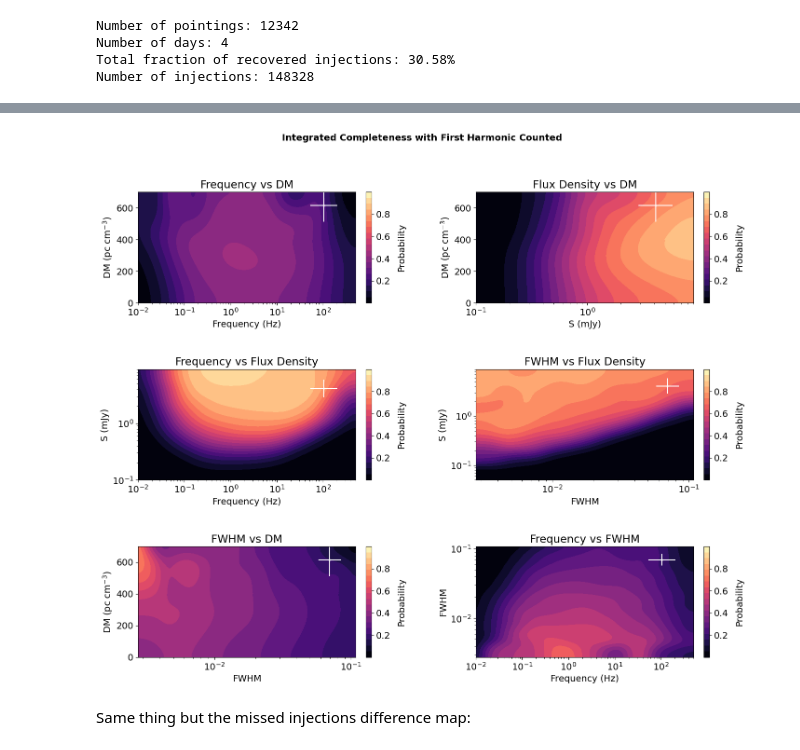
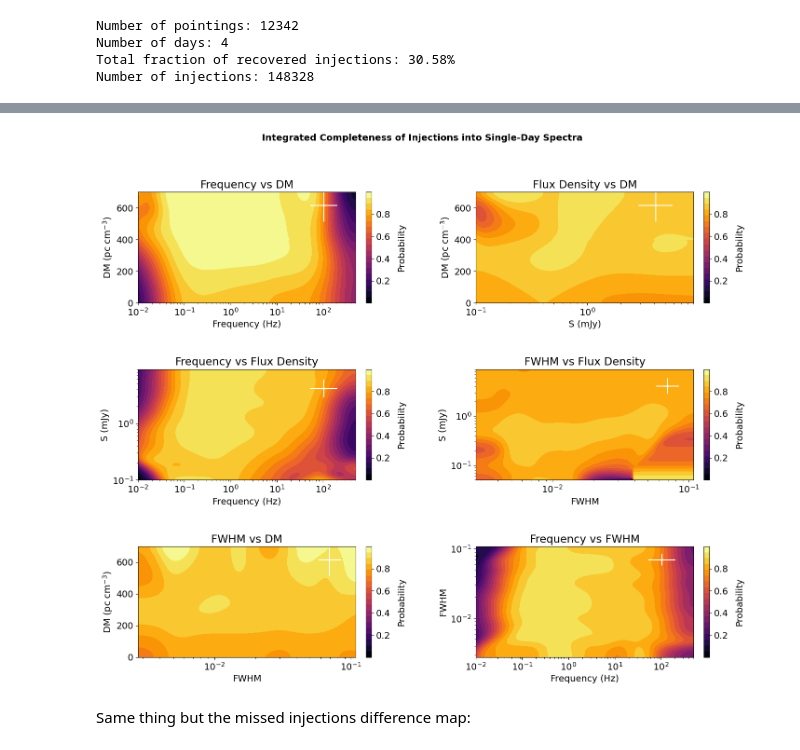
Before and after one commit to chime-sps/Transmissivity, a Jupyter notebook: results/injection_analysis_2d.ipynb, the cells around one changed output, grey strips where cells are left out. Drawn from its saved outputs; the diff is of its cells as text; code cells hidden in the pictures.

Commit message:
completeness vs sensitivity

```diff
--- a/results/injection_analysis_2d.ipynb
+++ b/results/injection_analysis_2d.ipynb
@@ -48,36 +168,38 @@ FWHM_dev = 5
 # %%
+sigma_mask = data[:, 8] > 6.
+
 dm_f_inj_p_smooth, _, dm_f_ret_p_smooth = au.get_sensitivity(
-    data,
+    data[sigma_mask],
     *(5, 4, DM_bins, f_bins, DM_dev, f_dev),
     stype = '2d',
 )
 
 dm_s_inj_p_smooth, _, dm_s_ret_p_smooth = au.get_sensitivity(
-    data,
+    data[sigma_mask],
     *(5, 6, DM_bins, S_bins, DM_dev, S_dev),
     stype = '2d',
 )
 
 s_f_inj_p_smooth, _, s_f_ret_p_smooth = au.get_sensitivity(
-    data,
+    data[sigma_mask],
     *(6, 4, S_bins, f_bins, S_dev, f_dev),
     stype = '2d',
 )
 
 s_fwhm_inj_p_smooth, _, s_fwhm_ret_p_smooth = au.get_sensitivity(
-    data,
+    data[sigma_mask],
     *(6, 7, S_bins, fwhm_bins, S_dev, FWHM_dev),
     stype = '2d',
 )
 
 dm_fwhm_inj_p_smooth, _, dm_fwhm_ret_p_smooth = au.get_sensitivity(
-    data,
+    data[sigma_mask],
     *(5, 7, DM_bins, fwhm_bins, DM_dev, FWHM_dev),
     stype = '2d',
 )
 
 fwhm_f_inj_p_smooth, _, fwhm_f_ret_p_smooth = au.get_sensitivity(
-    data,
+    data[sigma_mask],
     *(7, 4, fwhm_bins, f_bins, FWHM_dev, f_dev),
     stype = '2d'
 )
@@ -86,7 +208,7 @@ fig, axes = plt.subplots(3, 2, figsize=(14, 12), constrained_layout=True)
 
 #f vs DM
 cf0 = axes[0, 0].contourf(f_bins[:-1], DM_bins[:-1], dm_f_ret_p_smooth,
-                           levels=au.make_levels(dm_f_ret_p_smooth),cmap='magma')
+                           levels=au.make_levels(dm_f_ret_p_smooth),cmap='inferno')
 axes[0, 0].set_xscale('log')
 axes[0, 0].set_xlabel('Frequency (Hz)')
 axes[0, 0].set_ylabel(r'DM (pc cm$^{-3}$)')
@@ -98,7 +220,7 @@ au.add_crosshair(axes[0, 0], f_bins, DM_bins, f_dev, DM_dev, x_log=True)
 
 #S vs DM
 cf1 = axes[0, 1].contourf(S_bins[:-1], DM_bins[:-1], dm_s_ret_p_smooth,
-                           levels=au.make_levels(dm_s_ret_p_smooth), cmap='magma')
+                           levels=au.make_levels(dm_s_ret_p_smooth), cmap='inferno')
 axes[0, 1].set_xscale('log')
 axes[0, 1].set_xlabel('S (mJy)')
 axes[0, 1].set_ylabel(r'DM (pc cm$^{-3}$)')
@@ -110,7 +232,7 @@ au.add_crosshair(axes[0, 1], S_bins, DM_bins, S_dev, DM_dev, x_log=True)
 
 #f vs S
 cf2 = axes[1, 0].contourf(f_bins[:-1], S_bins[:-1], s_f_ret_p_smooth,
-                           levels=au.make_levels(s_f_ret_p_smooth), cmap='magma')
+                           levels=au.make_levels(s_f_ret_p_smooth), cmap='inferno')
 axes[1, 0].set_xscale('log')
 axes[1, 0].set_yscale('log')
 axes[1, 0].set_xlabel('Frequency (Hz)')
@@ -123,7 +245,7 @@ au.add_crosshair(axes[1, 0], f_bins, S_bins, f_dev, S_dev, x_log=True, y_log=Tru
 
 #FWHM vs S
 cf3 = axes[1, 1].contourf(fwhm_bins[:-1], S_bins[:-1], s_fwhm_ret_p_smooth,
-                           levels=au.make_levels(s_fwhm_ret_p_smooth), cmap='magma')
+                           levels=au.make_levels(s_fwhm_ret_p_smooth), cmap='inferno')
 axes[1, 1].set_xscale('log')
 axes[1, 1].set_yscale('log')
 axes[1, 1].set_xlabel('FWHM')
@@ -131,37 +253,38 @@ axes[1, 1].set_ylabel('S (mJy)')
 axes[1, 1].set_title('FWHM vs Flux Density')
 axes[1, 1].set_ylim(5e-2, max(S_bins) -1 )
 au.add_colorbar(fig, axes[1, 1], cf3, tick_locs = [0.2, 0.4, 0.6, 0.8])
 au.add_crosshair(axes[1, 1], fwhm_bins, S_bins, FWHM_dev, S_dev, x_log=True, y_log=True)
 
 #FWHM vs DM
 cf4 = axes[2, 0].contourf(fwhm_bins[:-1], DM_bins[:-1], dm_fwhm_ret_p_smooth,
-                           levels=au.make_levels(dm_fwhm_ret_p_smooth), cmap='magma')
+                           levels=au.make_levels(dm_fwhm_ret_p_smooth), cmap='inferno')
 axes[2, 0].set_xscale('log')
 axes[2, 0].set_xlabel('FWHM')
 axes[2, 0].set_ylabel(r'DM (pc cm$^{-3}$)')
 axes[2, 0].set_title('FWHM vs DM')
 axes[2, 0].set_ylim(0, 700)
 au.add_colorbar(fig, axes[2, 0], cf4, tick_locs = [0.2, 0.4, 0.6, 0.8])
 au.add_crosshair(axes[2, 0], fwhm_bins, DM_bins, FWHM_dev, DM_dev, x_log=True)
 
 #f vs FWHM
 cf5 = axes[2, 1].contourf(f_bins[:-1], fwhm_bins[:-1], fwhm_f_ret_p_smooth,
-                           levels=au.make_levels(fwhm_f_ret_p_smooth), cmap='magma')
+                           levels=au.make_levels(fwhm_f_ret_p_smooth), cmap='inferno')
 axes[2, 1].set_xscale('log')
 axes[2, 1].set_yscale('log')
 axes[2, 1].set_xlabel('Frequency (Hz)')
 axes[2, 1].set_ylabel('FWHM')
 axes[2, 1].set_title('Frequency vs FWHM')
 axes[2, 1].set_xlim(1e-2, max(f_bins))
 au.add_colorbar(fig, axes[2, 1], cf5, tick_locs = [0.2, 0.4, 0.6, 0.8])
 au.add_crosshair(axes[2, 1], f_bins, fwhm_bins, f_dev, FWHM_dev, x_log=True, y_log=True)
 
-fig.suptitle('Integrated Completeness with First Harmonic Counted', fontsize=14, fontweight='bold')
+fig.suptitle('Integrated Completeness of Injections into Single-Day Spectra',
+             fontsize=14, fontweight='bold')
 fig.get_layout_engine().set(h_pad=0.1, hspace=0.15, w_pad=0.1, wspace=0.1,
                             rect=[0, 0, 1, 0.95])
 plt.show()
 # %% [output]
-[figure, old version]
+[figure, new version]
 # %% [markdown]
 Same thing but the missed injections difference map:
 # %%
```
Also changed, not shown: parts of 3 cells of this notebook.
